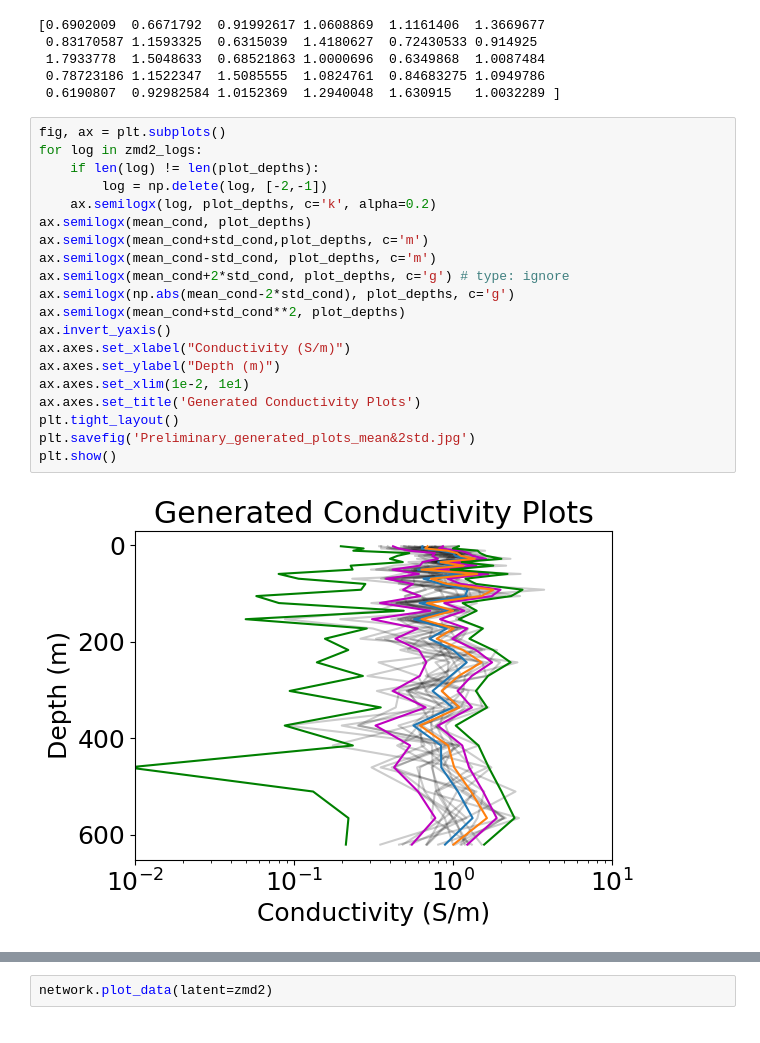
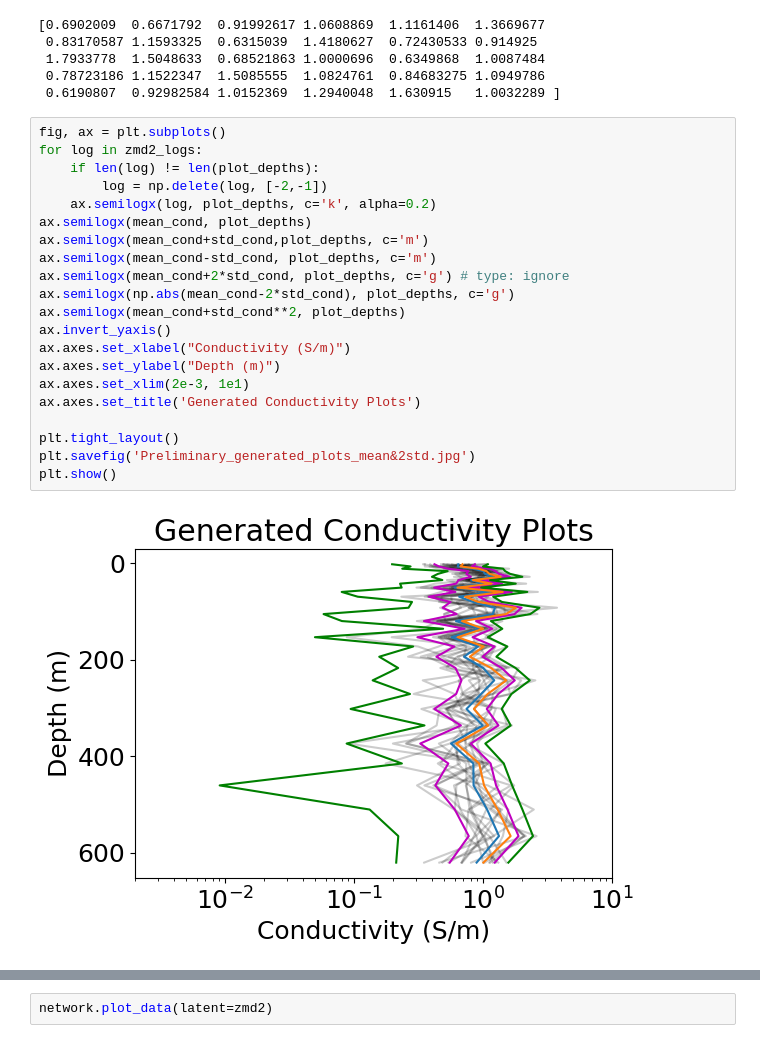
Before and after one commit to sarafhirsch/EM-CVAE-Graduate_Research, a Jupyter notebook: MT_64_Updated.ipynb, the cells around one changed output, grey strips where cells are left out. Drawn from its saved outputs; the diff is of its cells as text.

```diff
--- a/MT_64_Updated.ipynb
+++ b/MT_64_Updated.ipynb
@@ -884,22 +884,23 @@ print(uncertainty)
 # %%
 fig, ax = plt.subplots()
 for log in zmd2_logs:
     if len(log) != len(plot_depths):
         log = np.delete(log, [-2,-1])
     ax.semilogx(log, plot_depths, c='k', alpha=0.2)
 ax.semilogx(mean_cond, plot_depths)
 ax.semilogx(mean_cond+std_cond,plot_depths, c='m')
 ax.semilogx(mean_cond-std_cond, plot_depths, c='m')
 ax.semilogx(mean_cond+2*std_cond, plot_depths, c='g') # type: ignore
 ax.semilogx(np.abs(mean_cond-2*std_cond), plot_depths, c='g')
 ax.semilogx(mean_cond+std_cond**2, plot_depths)
 ax.invert_yaxis()
 ax.axes.set_xlabel("Conductivity (S/m)")
 ax.axes.set_ylabel("Depth (m)")
-ax.axes.set_xlim(1e-2, 1e1)
+ax.axes.set_xlim(2e-3, 1e1)
 ax.axes.set_title('Generated Conductivity Plots')
+
 plt.tight_layout()
 plt.savefig('Preliminary_generated_plots_mean&2std.jpg')
 plt.show()
 # %% [output]
-[figure, old version]
+[figure, new version]
```
Also changed, not shown: parts of 3 cells of this notebook, 3 other files.
